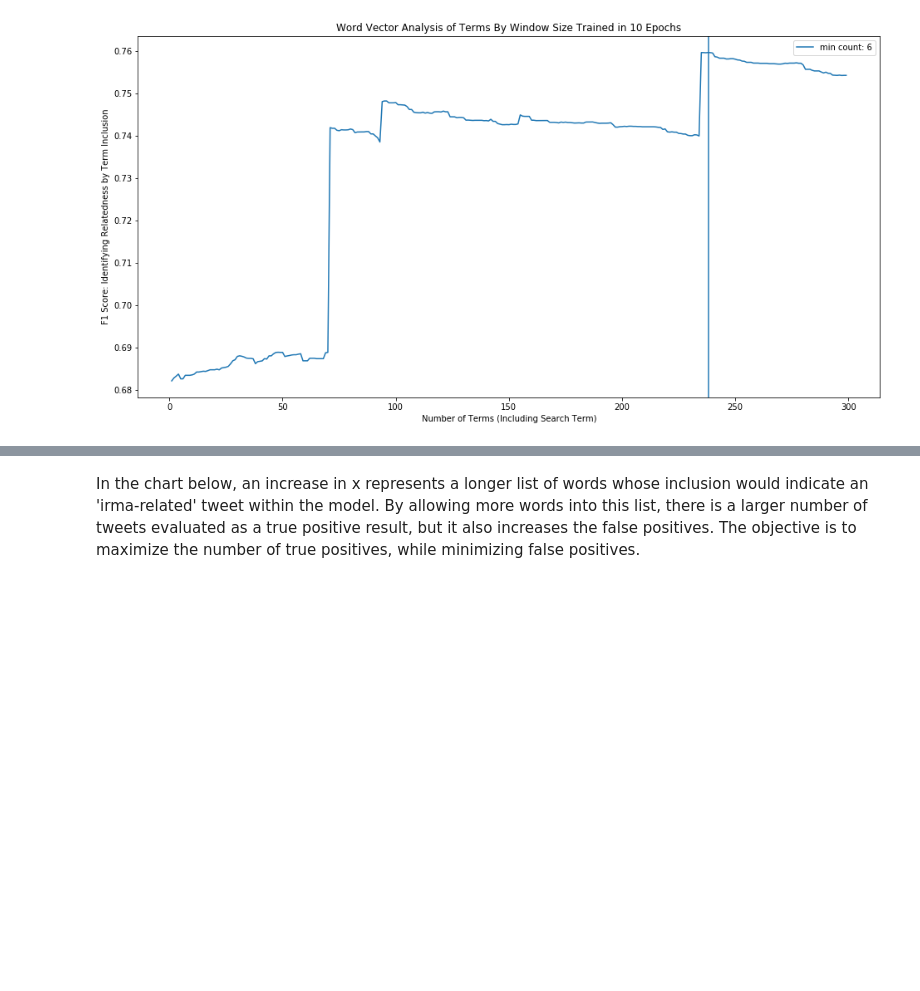
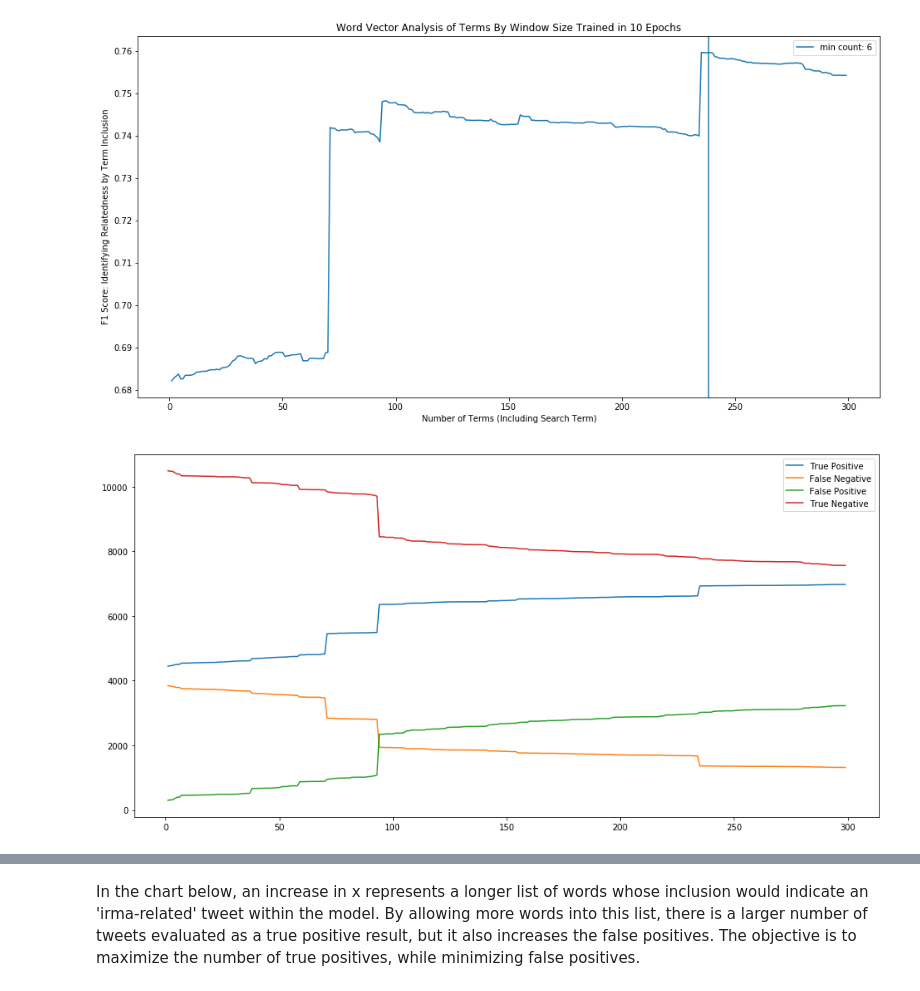
Before and after one commit to brownworth/TwitterDisaster, a Jupyter notebook: MinMaxScaledValues.ipynb, the cells around one changed output, grey strips where cells are left out. Cells and saved outputs as stored; diff of their text form; code cells hidden in the pictures; blank space fills up the shorter version.

Commit message:
Confusion Matrix
added functionality for confusion matrix dataframe.

```diff
--- a/MinMaxScaledValues.ipynb
+++ b/MinMaxScaledValues.ipynb
@@ -173,7 +157,7 @@ Name: 2017-09-10 00:00:00, dtype: object
 # %% [markdown]
 Creating a function to evaluate F1 score for each iteration of the word list.
 # %%
-related_words_lists = related_words.iloc[:,0::2]
+related_words_lists = related_test.iloc[:,0::2]
 # %%
 def WordsCWScoreList(position,column=0):
     related_word_list = list(related_words_lists.iloc[0:position,column])
@@ -305,3 +266,17 @@ plt.axvline(238)
 plt.legend();
 # %% [output]
 [figure]
+# %%
+conf_df = pd.DataFrame(np.zeros((300,4)))
+# %%
+for i in range(300):
+    conf_df.iloc[i] = pd.Series(confusion_matrix(tweet_encoded.irma_rel,tweet_encoded.tweet_text.str.contains(WordsCWScoreList(i,5),flags=re.IGNORECASE)).ravel())
+# %%
+fig = plt.figure(figsize=(16,8))
+plt.plot(conf_df.iloc[1:,3],label="True Positive")
+plt.plot(conf_df.iloc[1:,2],label="False Negative")
+plt.plot(conf_df.iloc[1:,1],label="False Positive")
+plt.plot(conf_df.iloc[1:,0],label="True Negative")
+plt.legend();
+# %% [output]
+[figure, added]
```
Also changed, not shown: parts of 12 cells of this notebook.
